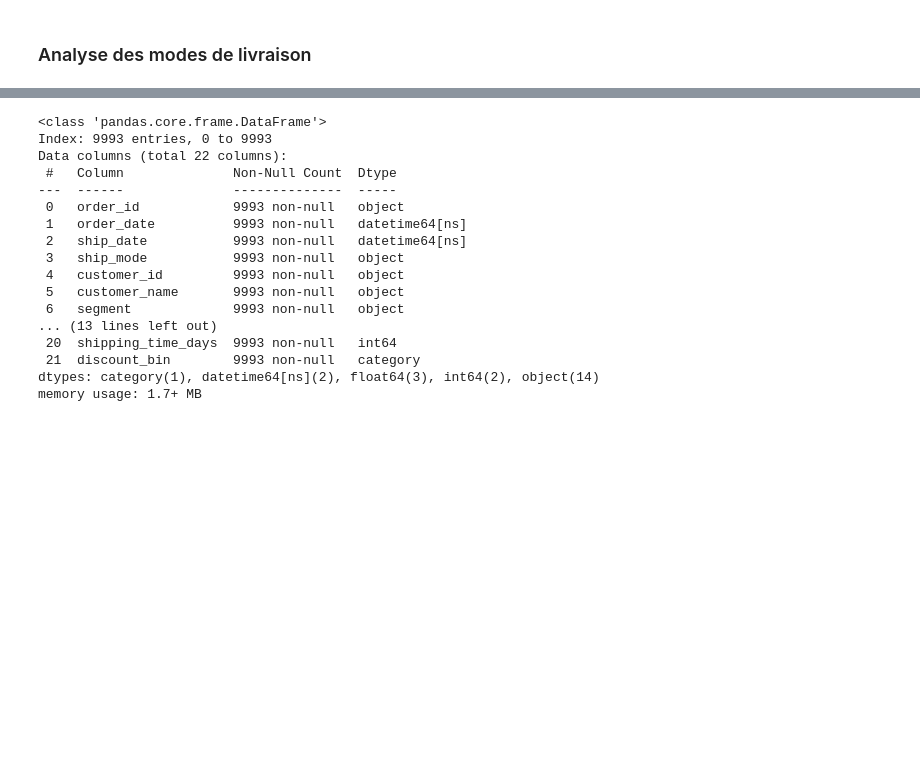
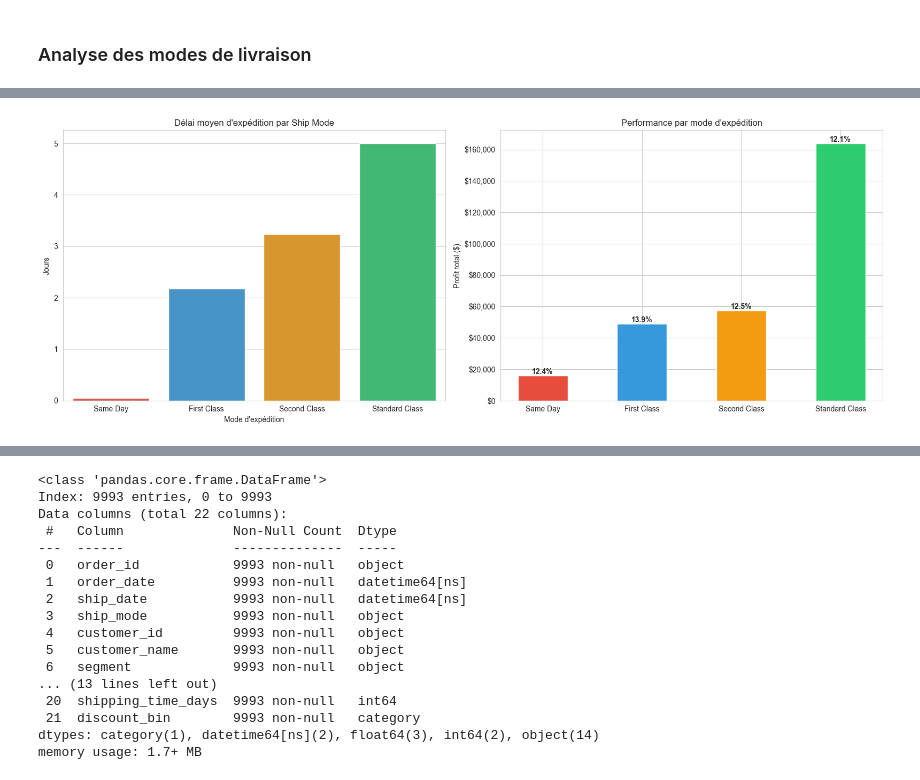
Before and after one commit to msshaqura/project_superstore, a Jupyter notebook: sample_superstore.ipynb, the cells around one changed output, grey strips where cells are left out. Drawn from its saved outputs; the diff is of its cells as text; code cells hidden in the pictures; blank space fills up the shorter version.

```diff
--- a/sample_superstore.ipynb
+++ b/sample_superstore.ipynb
@@ -412,0 +300,68 @@ plt.show()
+# %%
+import seaborn as sns
+import matplotlib.pyplot as plt
+from matplotlib.ticker import FuncFormatter
+
+# Palette personnalisée par mode d’expédition
+couleurs_ship = {
+    "Same Day": "#E74C3C",        # rouge
+    "First Class": "#3498DB",     # bleu
+    "Second Class": "#F39C12",    # orange
+    "Standard Class": "#2ECC71"   # vert
+}
+
+def dollar_format(x, pos):
+    return f"${x:,.0f}"
+
+# Calculer le délai moyen d'expédition
+shipping_mode = df_cleaned.groupby('ship_mode')['shipping_time_days'].mean().sort_values()
+
+# Trier les profits par mode d'expédition
+perf_ship_sorted = perf_ship.sort_values("profit")
+
+# Créer figure avec 2 axes côte à côte
+fig, axes = plt.subplots(1, 2, figsize=(16,6))
+
+# --- Subplot 1: Délai moyen d'expédition ---
+sns.barplot(
+    x=shipping_mode.index,
+    y=shipping_mode.values,
+    hue=shipping_mode.index,             # assigner hue pour palette
+    palette=couleurs_ship,
+    dodge=False,                         # éviter regroupement
+    legend=False,                        # désactiver légende
+    ax=axes[0]
+)
+axes[0].set_title("Délai moyen d'expédition par Ship Mode")
+axes[0].set_ylabel("Jours")
+axes[0].set_xlabel("Mode d'expédition")
+
+# --- Subplot 2: Profit par mode d'expédition ---
+bars = axes[1].bar(
+    perf_ship_sorted.index,
+    perf_ship_sorted["profit"],
+    color=[couleurs_ship[m] for m in perf_ship_sorted.index],
+    width=0.5
+)
+axes[1].yaxis.set_major_formatter(FuncFormatter(dollar_format))
+axes[1].set_ylabel("Profit total ($)")
+axes[1].set_title("Performance par mode d'expédition")
+
+# Ajouter pourcentage au-dessus des barres
+for i, bar in enumerate(bars):
+    height = bar.get_height()
+    marge = perf_ship_sorted["% de profit"].iloc[i]
+    axes[1].text(
+        bar.get_x() + bar.get_width()/2,
+        height,
+        f"{marge:.1f}%",
+        ha="center",
+        va="bottom",
+        fontsize=10,
+        fontweight="bold"
+    )
+
+plt.tight_layout()
+plt.show()
+# %% [output]
+[figure, added]
```
Also changed, not shown: parts of 86 cells of this notebook.
